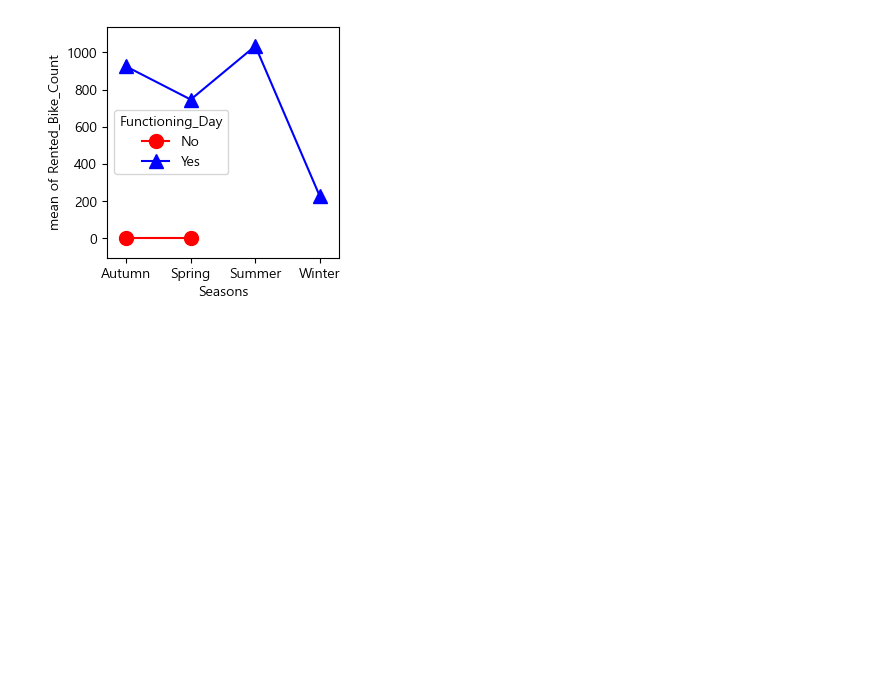
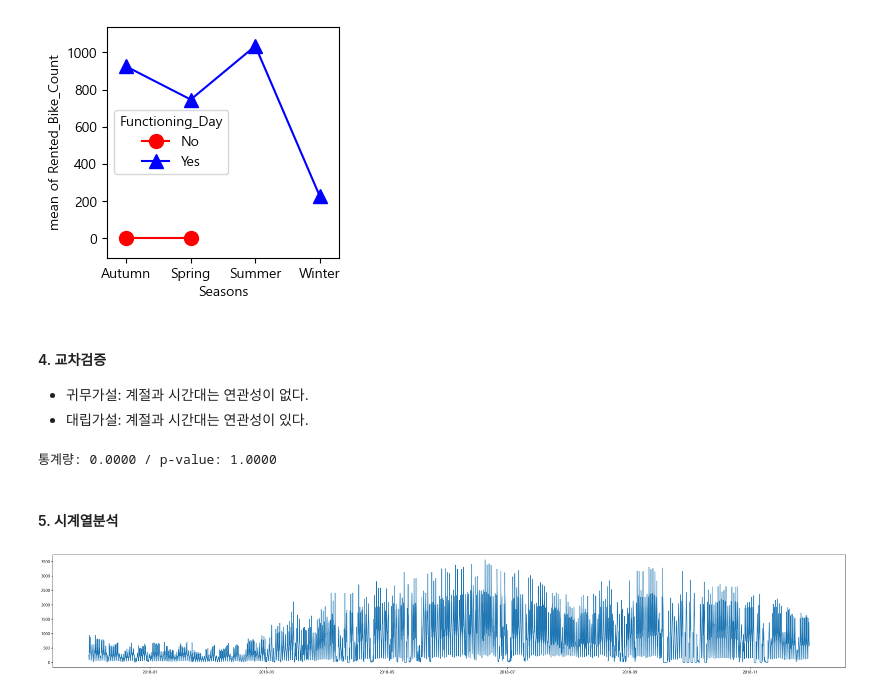
Before and after one commit to Park-Young-Bin/ADP_code, a Jupyter notebook: Kaggle-Seoul Bike Sharing Demand.ipynb, the cells around one changed output. Saved outputs shown, nothing was run; the diff lists cells and outputs as text; code cells hidden in the pictures; blank space fills up the shorter version.

```diff
--- a/Kaggle-Seoul Bike Sharing Demand.ipynb
+++ b/Kaggle-Seoul Bike Sharing Demand.ipynb
@@ -87,6 +87,16 @@ for col in cate_features:
 ['No Holiday' 'Holiday']
 ### Functioning Day / 2개 ###
 ['Yes' 'No']
+# %%
+# Hour 컬럼에서 아침, 점심 저녁 값 추출
+def time_split(x):
+    if x >= 0 and x < 12:
+        return 'moring'
+    elif x >= 12 and x < 24:
+        return 'afternoon'
+    else: return 'night'
+
+df['time_split'] = df['Hour'].apply(time_split)
 # %%
 # Date + Hour 컬럼 생성
 df['datetime'] = df['Date'] + ' ' + df['Hour'].astype('str')
@@ -200,3 +210,25 @@ fig, ax = plt.subplots(figsize=(3,3))
 fig= interaction_plot(seasons, day, bike, colors=['red', 'blue'], markers=['o', '^'], ms=10, ax=ax)
 # %% [output]
 [figure]
+# %% [markdown]
+#### 4. 교차검증
+- 귀무가설: 계절과 시간대는 연관성이 없다.
+- 대립가설: 계절과 시간대는 연관성이 있다.
+# %%
+table = pd.crosstab(df['time_split'], df['Seasons'])
+chi, p, _, _ = stats.chi2_contingency(table)
+print('통계량: {:.4f} / p-value: {:.4f}'.format(chi, p))
+# %% [output]
+통계량: 0.0000 / p-value: 1.0000
+# %% [markdown]
+#### 5. 시계열분석
+# %%
+# 데이터 정의
+timedf = df[['datetime', 'Rented Bike Count']].set_index('datetime')
+
+# 원본 데이터 시각화
+plt.figure(figsize=(35,5))
+plt.plot(timedf.index, timedf['Rented Bike Count'])
+plt.show()
+# %% [output]
+[figure, added]
```
Also changed, not shown: parts of 2 cells of this notebook.
